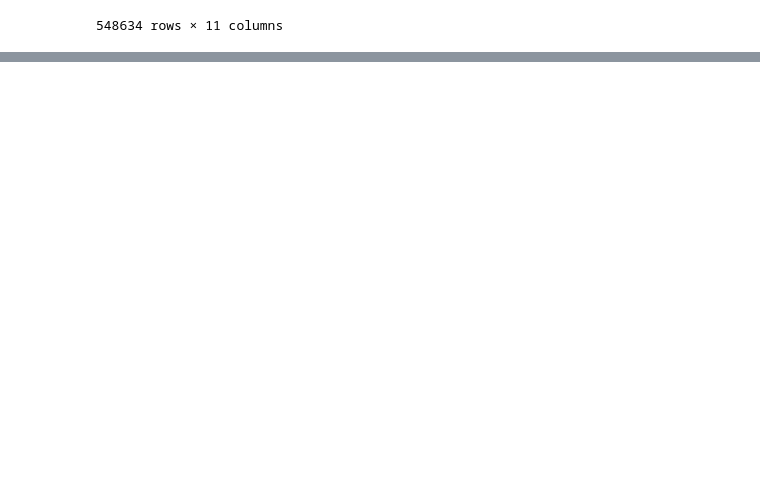
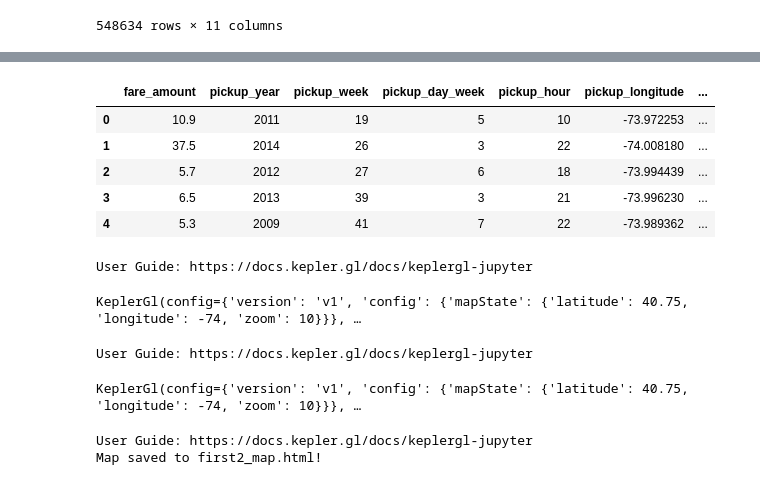
Before and after one commit to alonmar/New-York-City-Taxi-Fare-Prediction, a Jupyter notebook: EDA.ipynb, the cells around one changed output, grey strips where cells are left out. Drawn from its saved outputs; the diff is of its cells as text; code cells hidden in the pictures; blank space fills up the shorter version.

Commit message:
html

```diff
--- a/EDA.ipynb
+++ b/EDA.ipynb
@@ -142,0 +169,38 @@ ModuleNotFoundError: No module named 'keplergl'
+# %%
+path_to_data = geopandas.datasets.get_path("nybb")
+#gdf = geopandas.read_file(path_to_data)
+df = pd.read_csv("data/train_sample_clean_prepared.csv")
+
+gdf = geopandas.GeoDataFrame(
+    df, geometry=geopandas.points_from_xy(df.pickup_longitude, df.pickup_latitude))
+
+gdf_2 = geopandas.GeoDataFrame(
+    df, geometry=geopandas.points_from_xy(df.dropoff_longitude, df.dropoff_latitude))
+
+gdf.head()
+
+gdf_2.head()
+# %% [output]
+|  | fare_amount | pickup_year | pickup_week | pickup_day_week | pickup_hour | pickup_longitude | ... |
+| 0 | 10.9 | 2011 | 19 | 5 | 10 | -73.972253 | ... |
+| 1 | 37.5 | 2014 | 26 | 3 | 22 | -74.008180 | ... |
+| 2 | 5.7 | 2012 | 27 | 6 | 18 | -73.994439 | ... |
+| 3 | 6.5 | 2013 | 39 | 3 | 21 | -73.996230 | ... |
+| 4 | 5.3 | 2009 | 41 | 7 | 22 | -73.989362 | ... |
+# %%
+config = {
+'version': 'v1',
+'config': {
+    'mapState': {
+        'latitude': 40.75,
+        'longitude': -74,
+        'zoom': 10
+    }
+}
+}
+
+map_2 = KeplerGl(height=600, data={"data_1": gdf[1:2000]}, config = config)
+map_2
+# %% [output]
+User Guide: https://docs.kepler.gl/docs/keplergl-jupyter
+KeplerGl(config={'version': 'v1', 'config': {'mapState': {'latitude': 40.75, 'longitude': -74, 'zoom': 10}}}, …
@@ -142,0 +214,11 @@ ModuleNotFoundError: No module named 'keplergl'
+# %%
+map_2 = KeplerGl(height=600, data={"data_1": gdf[1:2000]}, config = config)
+map_2
+# %% [output]
+User Guide: https://docs.kepler.gl/docs/keplergl-jupyter
+KeplerGl(config={'version': 'v1', 'config': {'mapState': {'latitude': 40.75, 'longitude': -74, 'zoom': 10}}}, …
+# %%
+KeplerGl().save_to_html(file_name='first2_map.html', data={"data_1": gdf[1:2000]}, config = config)
+# %% [output]
+User Guide: https://docs.kepler.gl/docs/keplergl-jupyter
+Map saved to first2_map.html!
```
Also changed, not shown: parts of 6 cells of this notebook, 5 other files.
